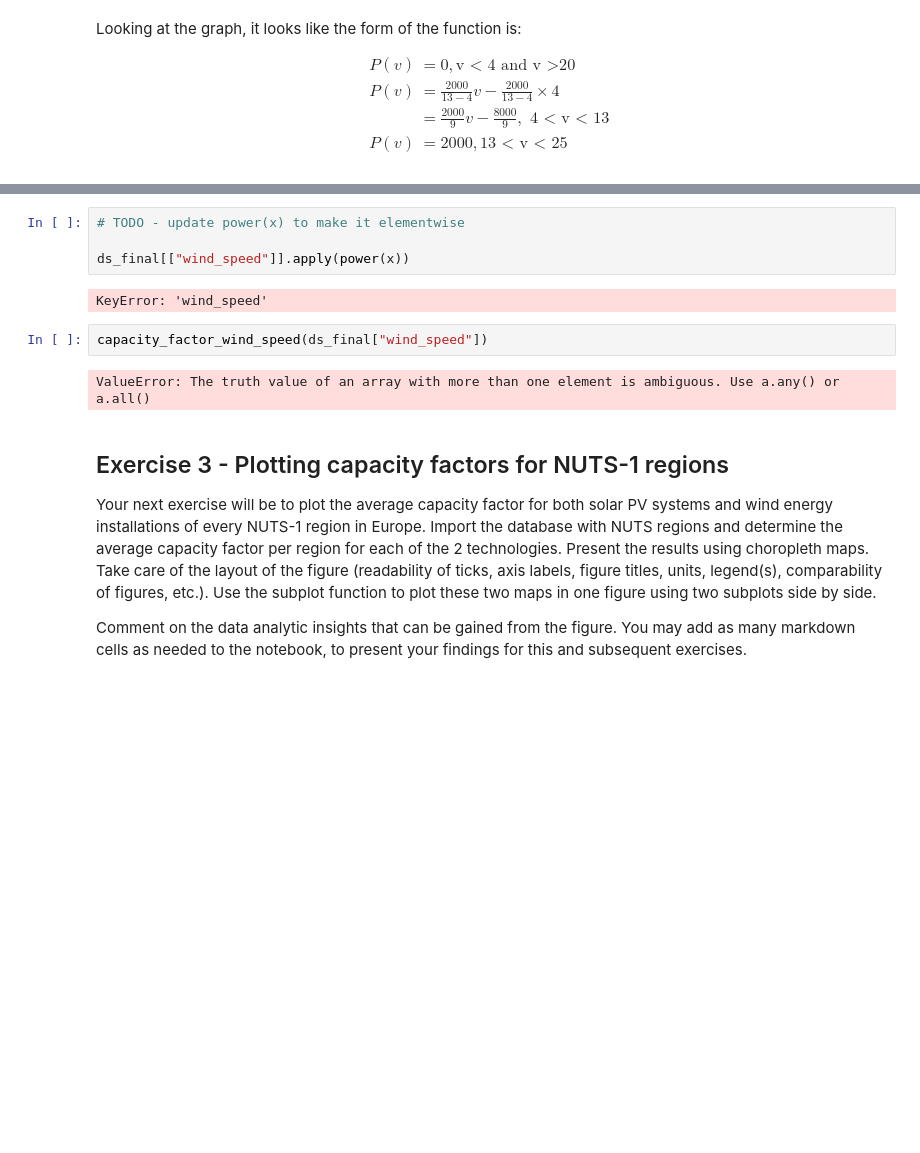
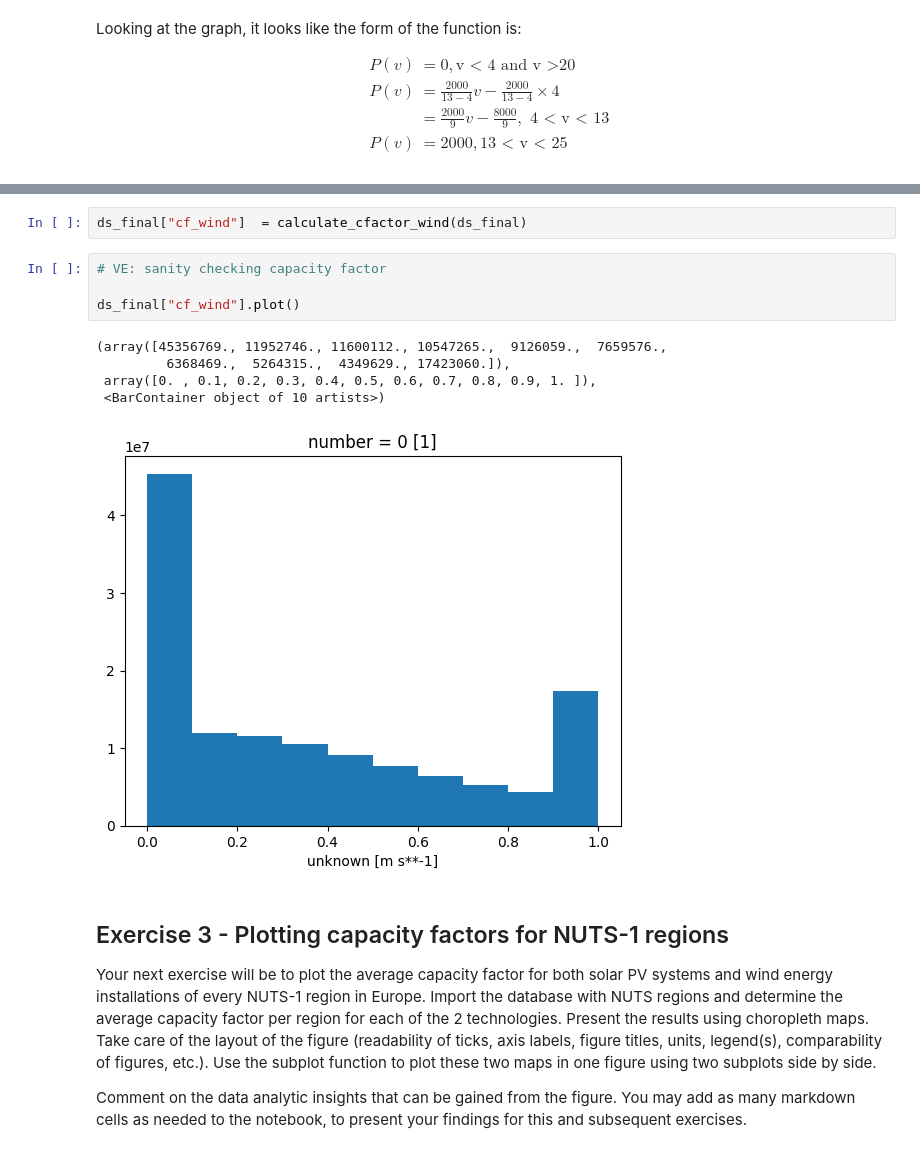
Before and after one commit to victorelgersma/dafs, a Jupyter notebook: final_assignment/AssignmentESMFinal.ipynb, the cells around one changed output, grey strips where cells are left out. Cells and saved outputs as stored; diff of their text form; blank space fills up the shorter version.

```diff
--- a/final_assignment/AssignmentESMFinal.ipynb
+++ b/final_assignment/AssignmentESMFinal.ipynb
@@ -334,15 +280,17 @@ ds_final["wind_speed"].plot()
  <BarContainer object of 10 artists>)
 [figure]
 # %%
-# TODO - update power(x) to make it elementwise
-
-ds_final[["wind_speed"]].apply(power(x))
+ds_final["cf_wind"]  = calculate_cfactor_wind(ds_final)
-# %% [output]
-KeyError: 'wind_speed'
 # %%
-capacity_factor_wind_speed(ds_final["wind_speed"])
+# VE: sanity checking capacity factor
+
+ds_final["cf_wind"].plot()
 # %% [output]
-ValueError: The truth value of an array with more than one element is ambiguous. Use a.any() or a.all()
+(array([45356769., 11952746., 11600112., 10547265.,  9126059.,  7659576.,
+         6368469.,  5264315.,  4349629., 17423060.]),
+ array([0. , 0.1, 0.2, 0.3, 0.4, 0.5, 0.6, 0.7, 0.8, 0.9, 1. ]),
+ <BarContainer object of 10 artists>)
+[figure, added]
 # %% [markdown]
 ## Exercise 3 - Plotting capacity factors for NUTS-1 regions
 
```
Also changed, not shown: parts of 11 cells of this notebook, 1 other file.
